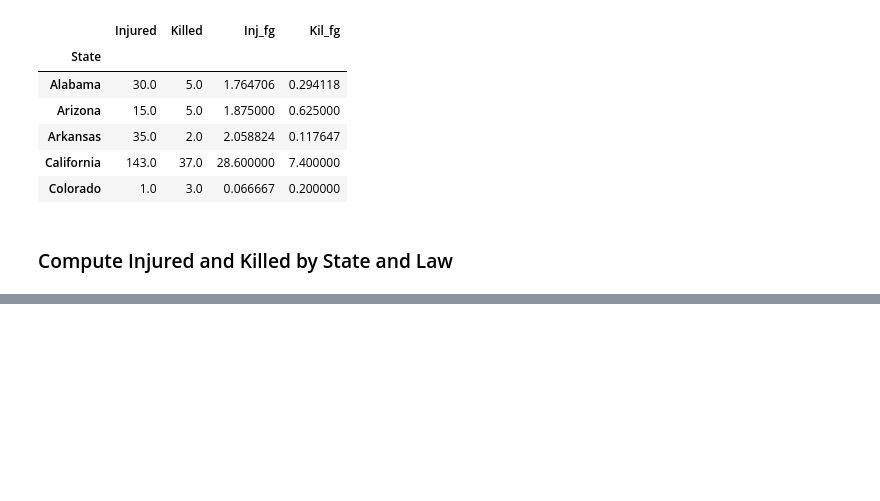
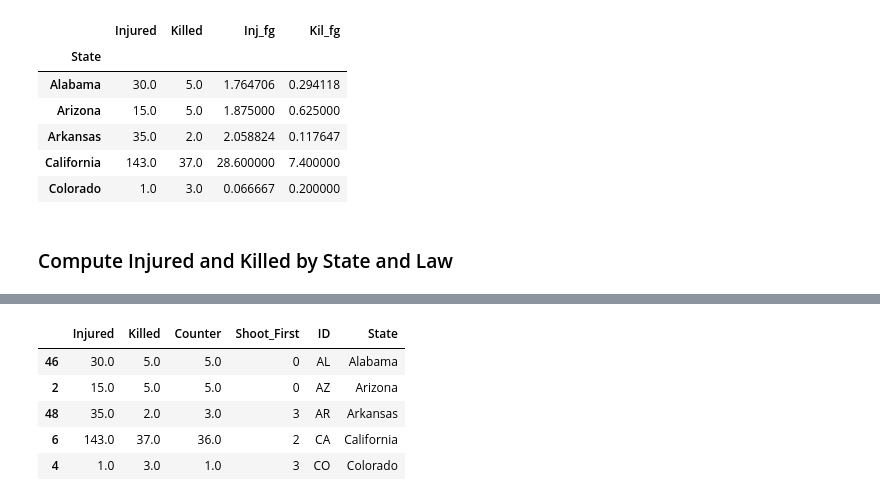
Before and after one commit to enguerrandgrx/DataViz, a Jupyter notebook: USA_MS_2017.ipynb, the cells around one changed output, grey strips where cells are left out. Cells and saved outputs as stored; diff of their text form; code cells hidden in the pictures; blank space fills up the shorter version.

```diff
--- a/USA_MS_2017.ipynb
+++ b/USA_MS_2017.ipynb
@@ -196,0 +265,2 @@ Killed_Injured_FG.to_csv('Killed_Injured_FG.csv')
+# %%
+Shoot_First = Shoot_First.apply(lambda row: name(row), axis = 1)
@@ -196,0 +276,4 @@ Killed_Injured_FG.to_csv('Killed_Injured_FG.csv')
+# %%
+MS['Counter'] = np.ones(len(MS))
+# %%
+Killed_Injured = MS[['Injured','Killed', 'State', 'Counter']].groupby(['State']).sum()
@@ -196,0 +290,11 @@ Killed_Injured_FG.to_csv('Killed_Injured_FG.csv')
+# %%
+Killed_Injured_SF = Killed_Injured.merge(Shoot_First, how = 'outer', right_on = 'State', left_index= True)
+# %%
+Killed_Injured_SF.head()
+# %% [output]
+|  | Injured | Killed | Counter | Shoot_First | ID | State |
+| 46 | 30.0 | 5.0 | 5.0 | 0 | AL | Alabama |
+| 2 | 15.0 | 5.0 | 5.0 | 0 | AZ | Arizona |
+| 48 | 35.0 | 2.0 | 3.0 | 3 | AR | Arkansas |
+| 6 | 143.0 | 37.0 | 36.0 | 2 | CA | California |
+| 4 | 1.0 | 3.0 | 1.0 | 3 | CO | Colorado |
```
Also changed, not shown: parts of 35 cells of this notebook, 2 other files.
